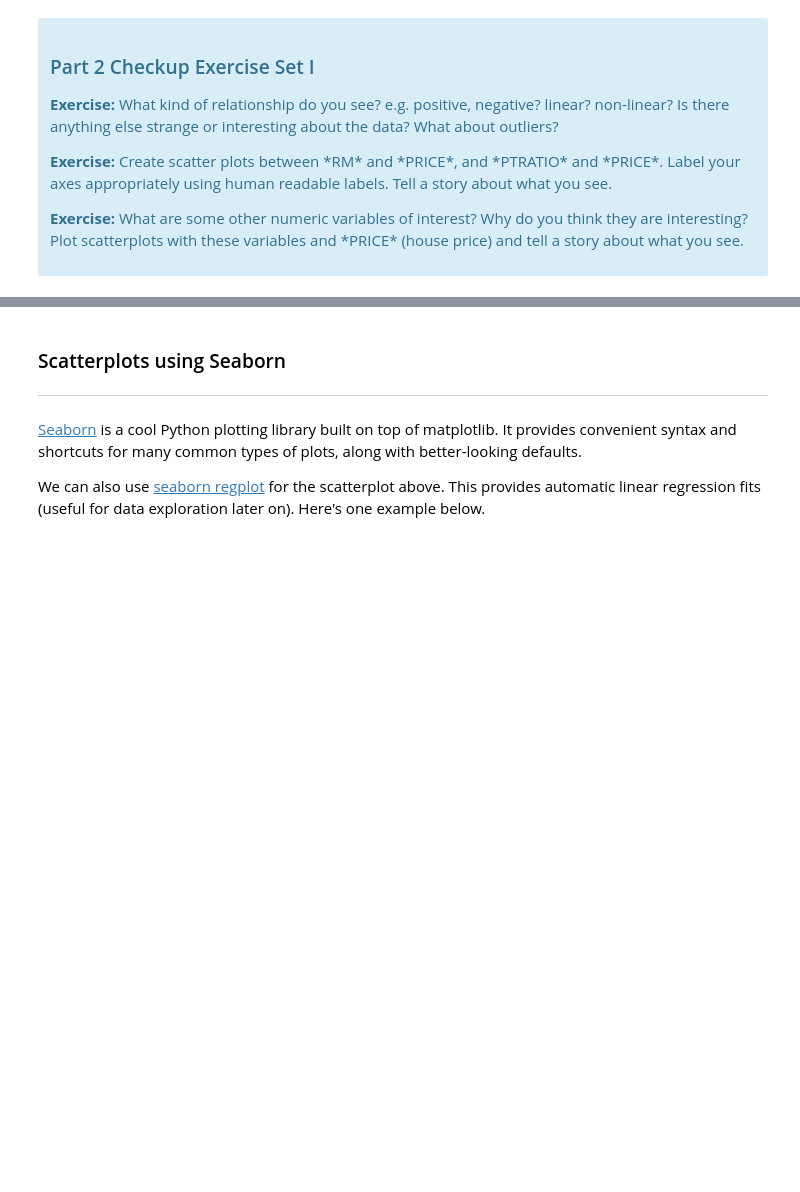
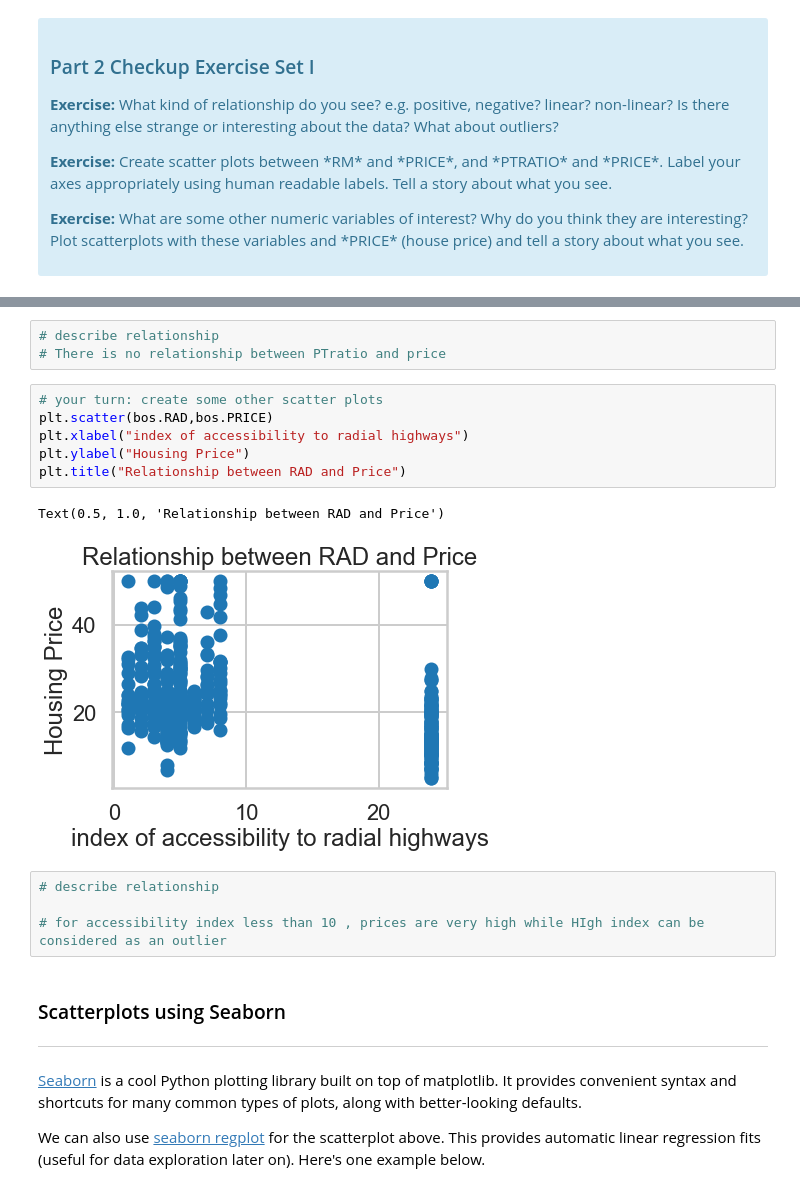
Before and after one commit to ProfAnshul/Linear_regression_Boston-Housing-dataset, a Jupyter notebook: Mini_Project_Linear_Regression.ipynb, the cells around one changed output, grey strips where cells are left out. Saved outputs shown, nothing was run; the diff lists cells and outputs as text; blank space fills up the shorter version.

```diff
--- a/Mini_Project_Linear_Regression.ipynb
+++ b/Mini_Project_Linear_Regression.ipynb
@@ -288,3 +310,19 @@ Text(0.5, 1.0, 'Relationship between CRIM and Price')
+# %%
+# describe relationship
+# There is no relationship between PTratio and price
+# %%
+# your turn: create some other scatter plots
+plt.scatter(bos.RAD,bos.PRICE)
+plt.xlabel("index of accessibility to radial highways")
+plt.ylabel("Housing Price")
+plt.title("Relationship between RAD and Price")
+# %% [output]
+Text(0.5, 1.0, 'Relationship between RAD and Price')
+[figure, added]
+# %%
+# describe relationship
+
+# for accessibility index less than 10 , prices are very high while HIgh index can be considered as an outlier
 # %% [markdown]
 ### Scatterplots using Seaborn
 ***
```
Also changed, not shown: parts of 30 cells of this notebook.
